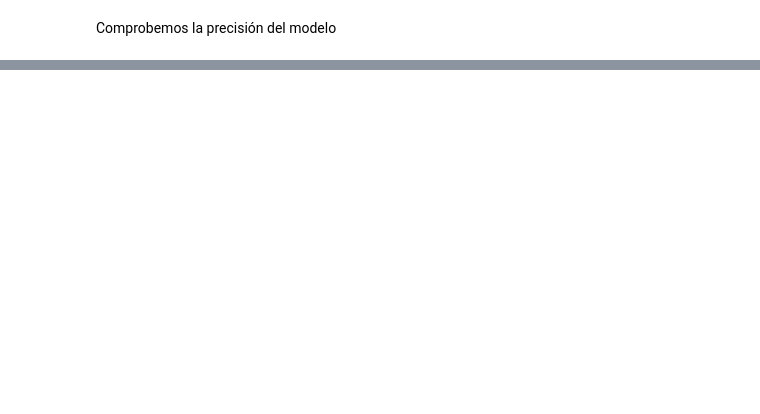
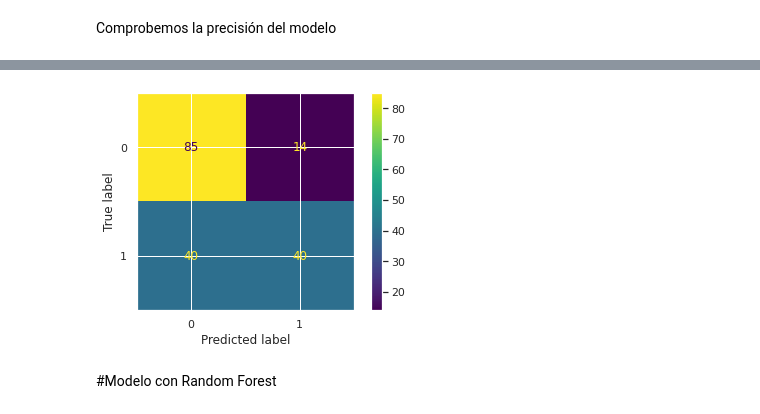
Before and after one commit to mariajogonsan/Curso-de-introduccion-a-Big-Data-Parte-3-nov2021, a Jupyter notebook: 8_ML_Regresion_logistica_Titanic.ipynb, the cells around one changed output, grey strips where cells are left out. Saved outputs shown, nothing was run; the diff lists cells and outputs as text; code cells hidden in the pictures; blank space fills up the shorter version.

```diff
--- a/8_ML_Regresion_logistica_Titanic.ipynb
+++ b/8_ML_Regresion_logistica_Titanic.ipynb
@@ -506,0 +579,3 @@ Falso negativo: 39 (Predijimos un resultado negativo y fue positivo)
+# %%
+predictions_knn = knn.predict(X_test)
+print(classification_report(y_test, predictions_knn))
@@ -506,0 +591,9 @@ Falso negativo: 39 (Predijimos un resultado negativo y fue positivo)
+# %%
+cm = confusion_matrix(y_test, predictions_knn)
+disp = ConfusionMatrixDisplay(confusion_matrix=cm, display_labels=knn.classes_)
+disp.plot()
+plt.show()
+# %% [output]
+[figure, added]
+# %% [markdown]
+#Modelo con Random Forest
```
Also changed, not shown: parts of 39 cells of this notebook.
